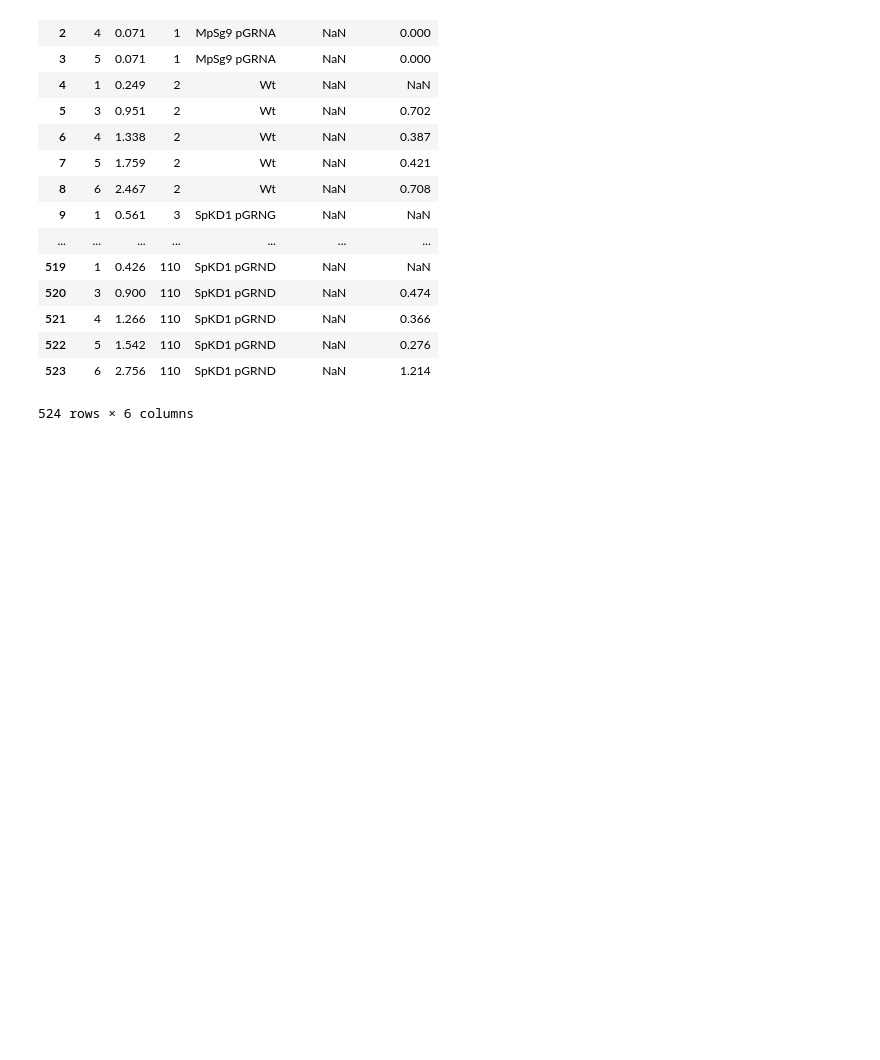
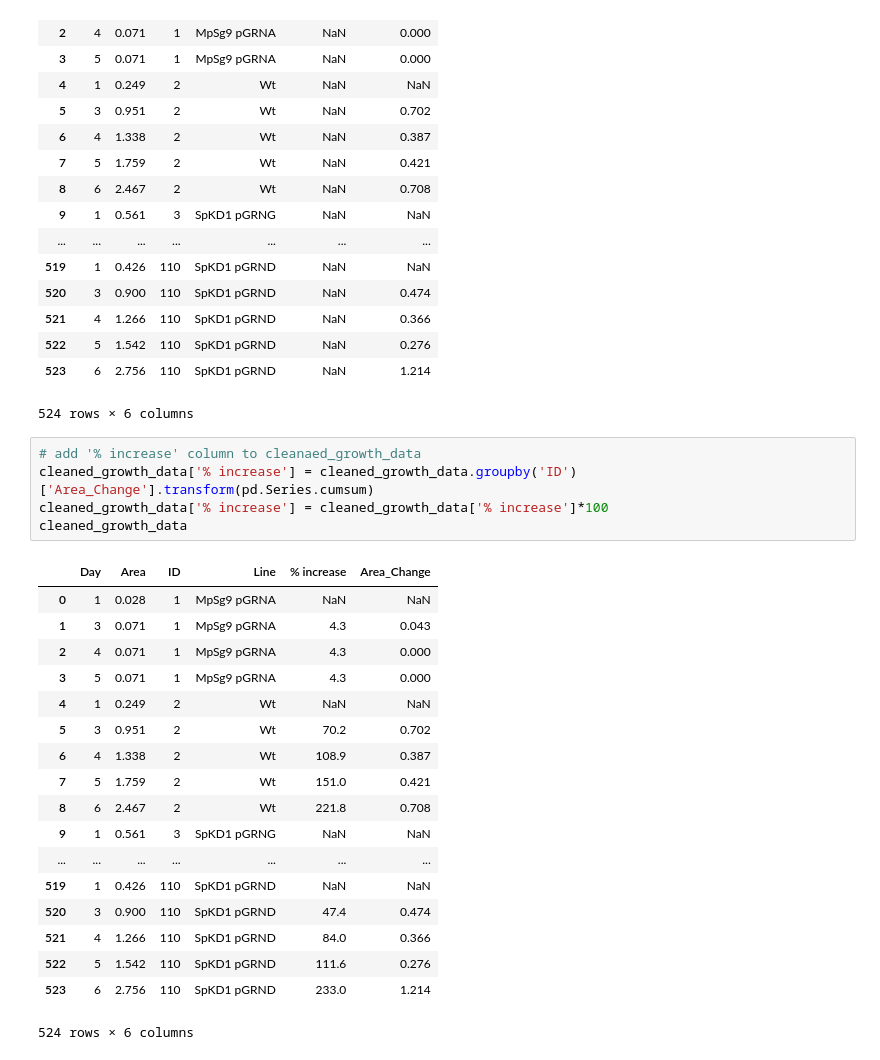
Before and after one commit to linbug/Liverwort-growth-rate-analysis, a Jupyter notebook: growth rate analysis.ipynb, the cells around one changed output. Drawn from its saved outputs; the diff is of its cells as text; blank space fills up the shorter version.

```diff
--- a/growth rate analysis.ipynb
+++ b/growth rate analysis.ipynb
@@ -190,3 +191,27 @@ cleaned_growth_data
 | 522 | 5 | 1.542 | 110 | SpKD1 pGRND | NaN | 0.276 |
 | 523 | 6 | 2.756 | 110 | SpKD1 pGRND | NaN | 1.214 |
 524 rows × 6 columns
+# %%
+# add '% increase' column to cleanaed_growth_data
+cleaned_growth_data['% increase'] = cleaned_growth_data.groupby('ID')['Area_Change'].transform(pd.Series.cumsum)
+cleaned_growth_data['% increase'] = cleaned_growth_data['% increase']*100
+cleaned_growth_data
+# %% [output]
+|  | Day | Area | ID | Line | % increase | Area_Change |
+| 0 | 1 | 0.028 | 1 | MpSg9 pGRNA | NaN | NaN |
+| 1 | 3 | 0.071 | 1 | MpSg9 pGRNA | 4.3 | 0.043 |
+| 2 | 4 | 0.071 | 1 | MpSg9 pGRNA | 4.3 | 0.000 |
+| 3 | 5 | 0.071 | 1 | MpSg9 pGRNA | 4.3 | 0.000 |
+| 4 | 1 | 0.249 | 2 | Wt | NaN | NaN |
+| 5 | 3 | 0.951 | 2 | Wt | 70.2 | 0.702 |
+| 6 | 4 | 1.338 | 2 | Wt | 108.9 | 0.387 |
+| 7 | 5 | 1.759 | 2 | Wt | 151.0 | 0.421 |
+| 8 | 6 | 2.467 | 2 | Wt | 221.8 | 0.708 |
+| 9 | 1 | 0.561 | 3 | SpKD1 pGRNG | NaN | NaN |
+| ... | ... | ... | ... | ... | ... | ... |
+| 519 | 1 | 0.426 | 110 | SpKD1 pGRND | NaN | NaN |
+| 520 | 3 | 0.900 | 110 | SpKD1 pGRND | 47.4 | 0.474 |
+| 521 | 4 | 1.266 | 110 | SpKD1 pGRND | 84.0 | 0.366 |
+| 522 | 5 | 1.542 | 110 | SpKD1 pGRND | 111.6 | 0.276 |
+| 523 | 6 | 2.756 | 110 | SpKD1 pGRND | 233.0 | 1.214 |
+524 rows × 6 columns
```
Also changed, not shown: parts of 6 cells of this notebook.
